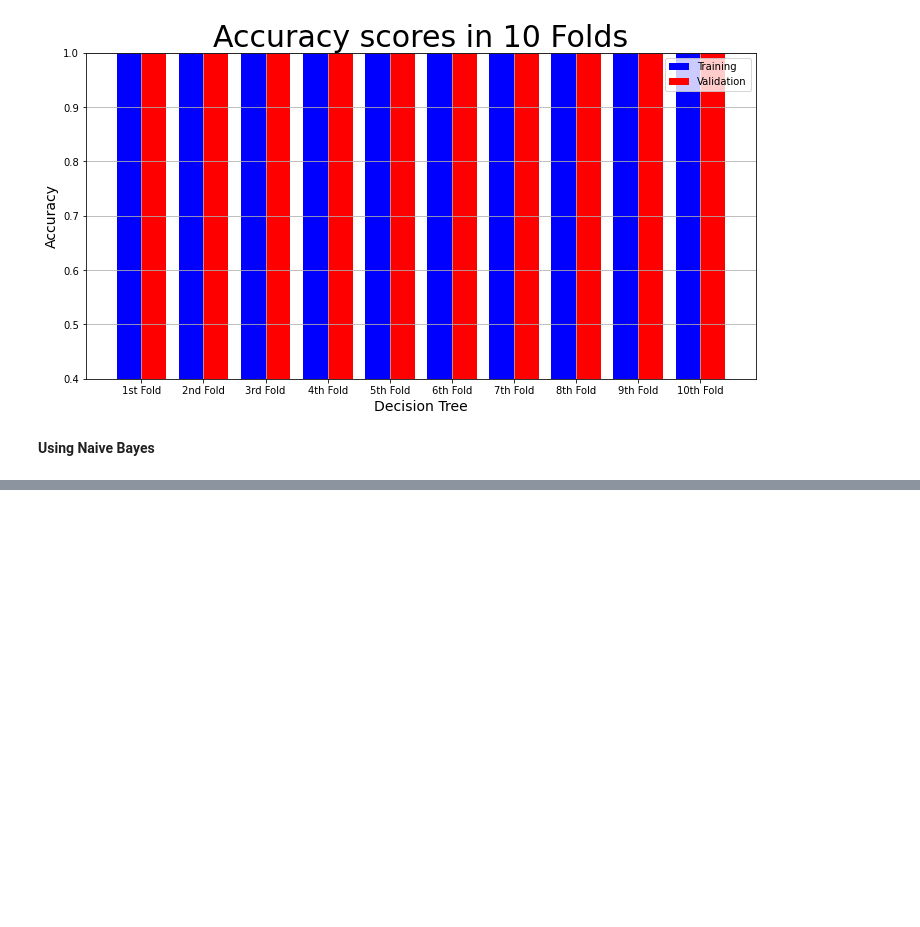
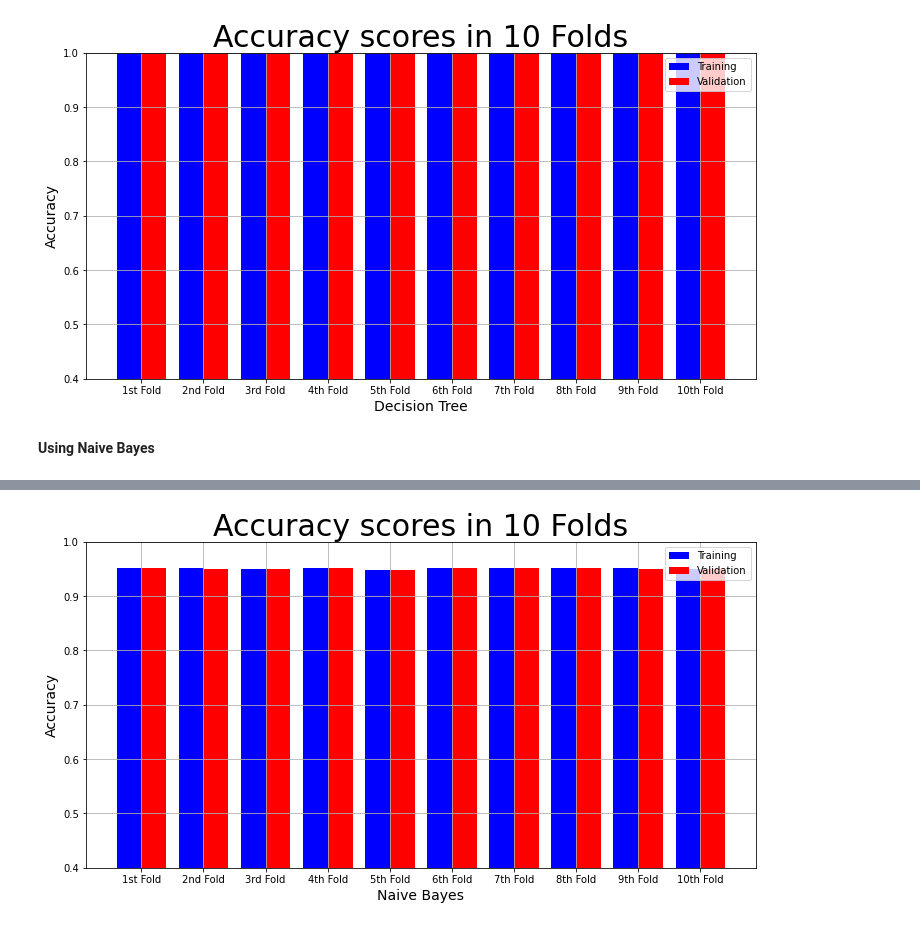
Before and after one commit to thequanic/Credit_card_fraud_detection, a Jupyter notebook: model.ipynb, the cells around one changed output, grey strips where cells are left out. Saved outputs shown, nothing was run; the diff lists cells and outputs as text; code cells hidden in the pictures; blank space fills up the shorter version.

```diff
--- a/model.ipynb
+++ b/model.ipynb
@@ -277,0 +299,4 @@ plot_result("Decision Tree",
+# %%
+nb_result=cross_validation(nb,x,y)
+for key,value in nb_result.items():
+    print(key,":",value)
@@ -277,0 +321,8 @@ plot_result("Decision Tree",
+# %%
+plot_result("Naive Bayes",
+            "Accuracy",
+            "Accuracy scores in 10 Folds",
+            nb_result["Training Accuracy scores"],
+            nb_result["Validation Accuracy scores"])
+# %% [output]
+[figure, added]
```
Also changed, not shown: parts of 4 cells of this notebook.
